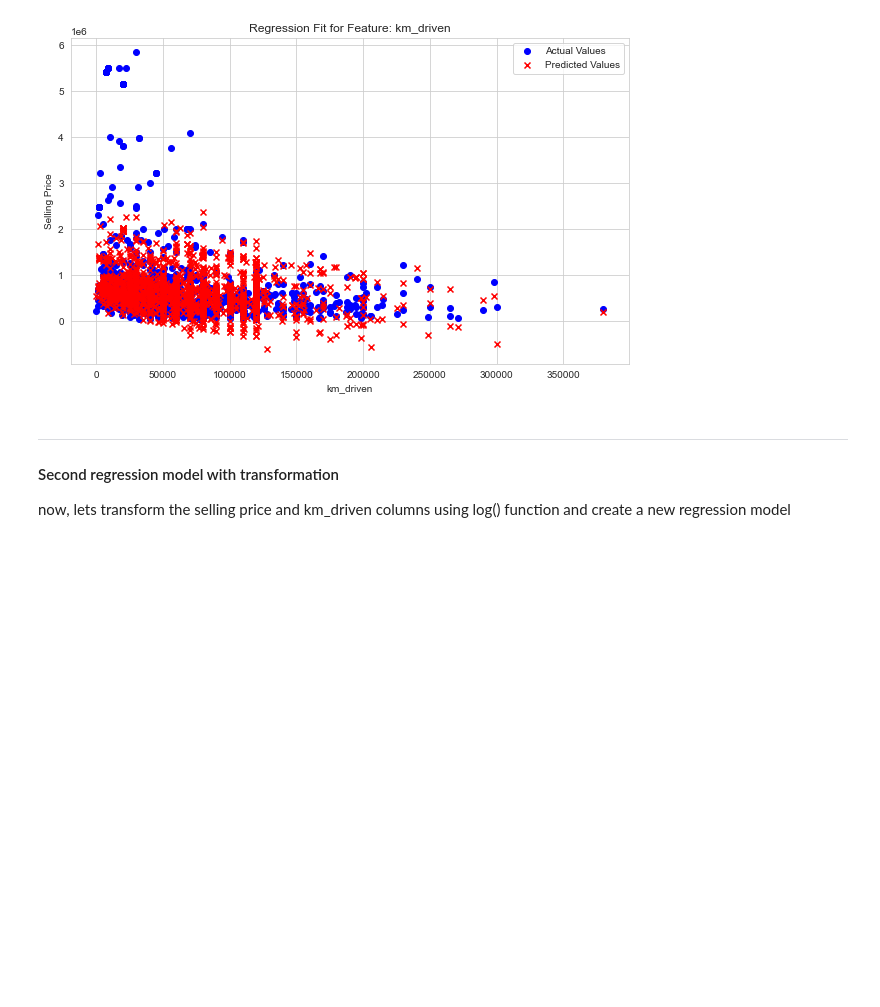
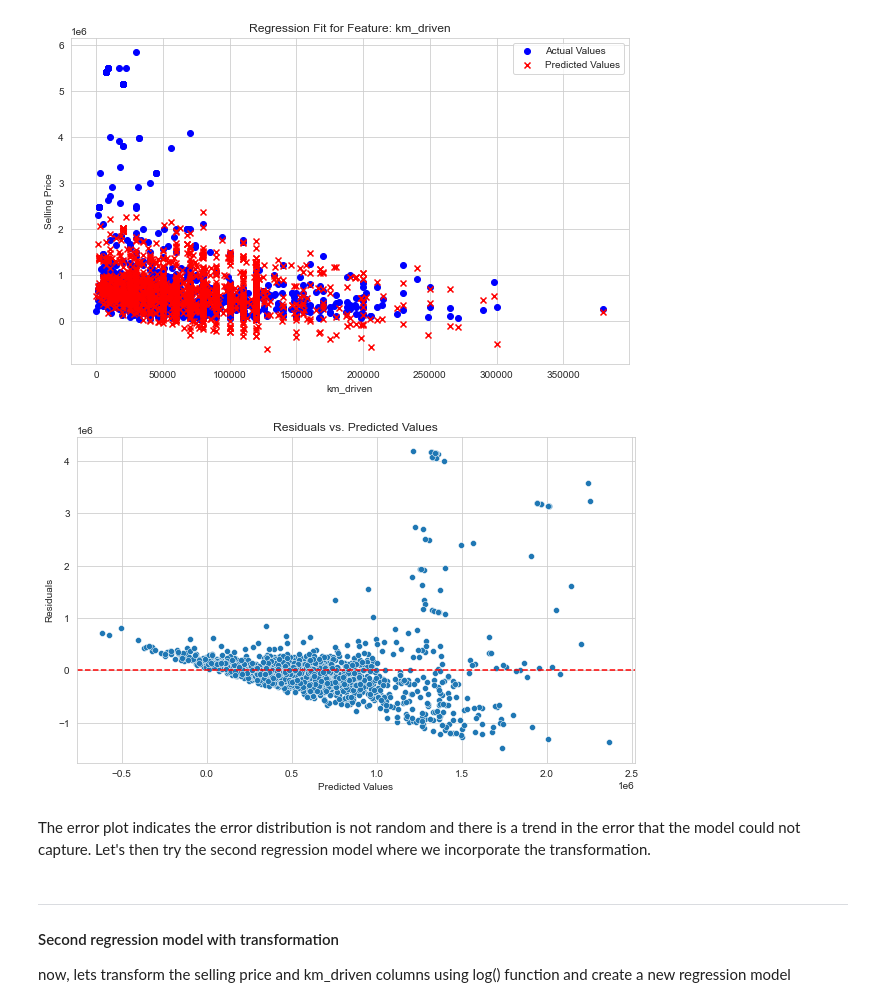
Before and after one commit to AhmedAredah/MachineLearningBasics, a Jupyter notebook: posts/2.Regression/LinearRegression.ipynb, the cells around one changed output. Saved outputs shown, nothing was run; the diff lists cells and outputs as text; code cells hidden in the pictures; blank space fills up the shorter version.

```diff
--- a/posts/2.Regression/NumericalDataPrediction.ipynb
+++ b/posts/2.Regression/LinearRegression.ipynb
@@ -384,6 +386,22 @@ plt.grid(True)
 plt.show()
 # %% [output]
 [figure]
+# %%
+# Calculate residuals
+residuals = y_test - y_pred
+
+# Plot residuals
+plt.figure(figsize=(10,6))
+sns.scatterplot(y_pred, residuals)
+plt.axhline(y=0, color='r', linestyle='--')
+plt.title('Residuals vs. Predicted Values')
+plt.xlabel('Predicted Values')
+plt.ylabel('Residuals')
+plt.show()
+# %% [output]
+[figure, added]
+# %% [markdown]
+The error plot indicates the error distribution is not random and there is a trend in the error that the model could not capture. Let's then try the second regression model where we incorporate the transformation.
 # %% [markdown]
 ---
 
```
Also changed, not shown: parts of 8 cells of this notebook, 21 other files.
